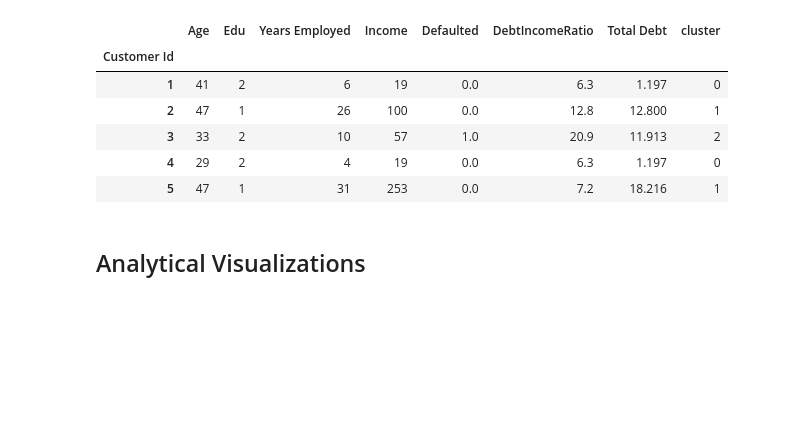
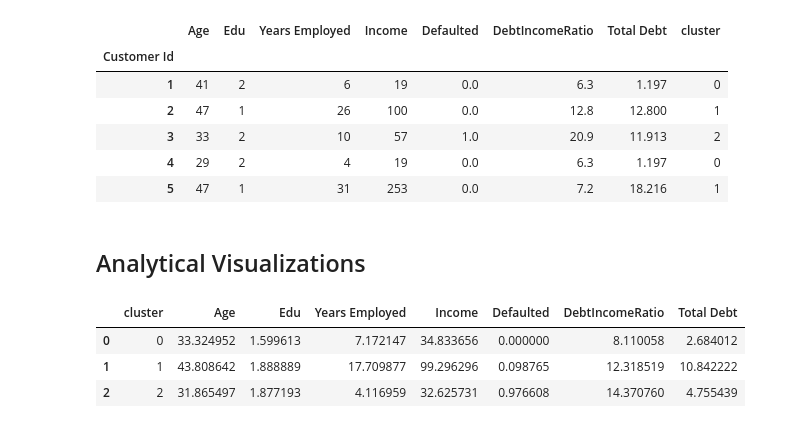
Before and after one commit to farisassallami/Credit-Card-Customer-Segmentation, a Jupyter notebook: Credit Card Segmentation .ipynb, the cells around one changed output. Drawn from its saved outputs; the diff is of its cells as text; code cells hidden in the pictures; blank space fills up the shorter version.

```diff
--- a/Credit Card Segmentation .ipynb
+++ b/Credit Card Segmentation .ipynb
@@ -206,3 +206,12 @@ df.head()
 | 5 | 47 | 1 | 31 | 253 | 0.0 | 7.2 | 18.216 | 1 |
 # %% [markdown]
 ## Analytical Visualizations
+# %%
+# Grouping the dataframe by cluster and aggregate by mean values
+cluster_groups = df.groupby('cluster', as_index = False).mean()
+cluster_groups
+# %% [output]
+|  | cluster | Age | Edu | Years Employed | Income | Defaulted | DebtIncomeRatio | Total Debt |
+| 0 | 0 | 33.324952 | 1.599613 | 7.172147 | 34.833656 | 0.000000 | 8.110058 | 2.684012 |
+| 1 | 1 | 43.808642 | 1.888889 | 17.709877 | 99.296296 | 0.098765 | 12.318519 | 10.842222 |
+| 2 | 2 | 31.865497 | 1.877193 | 4.116959 | 32.625731 | 0.976608 | 14.370760 | 4.755439 |
```
